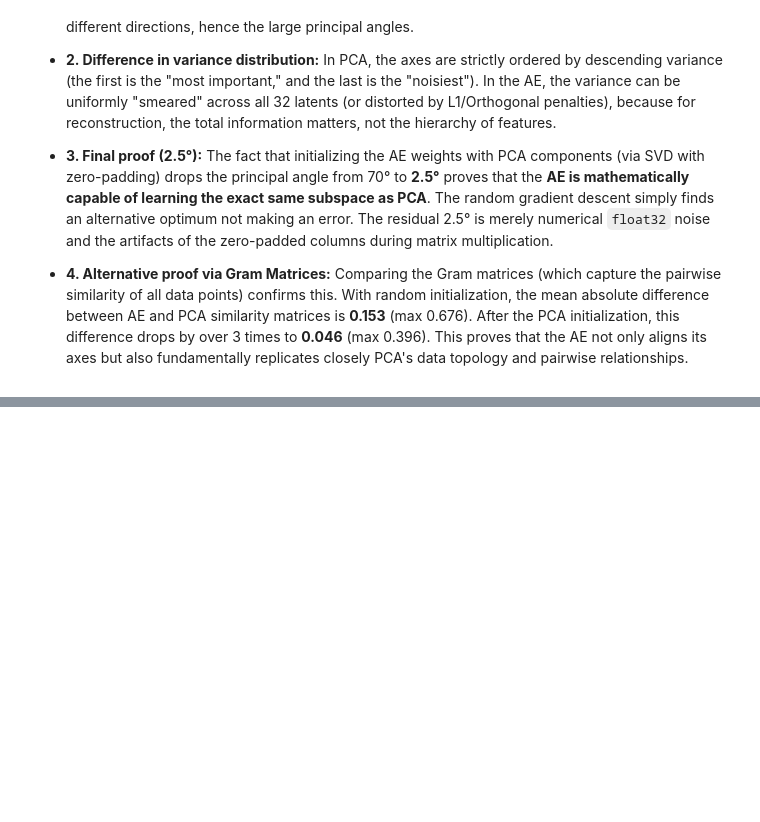
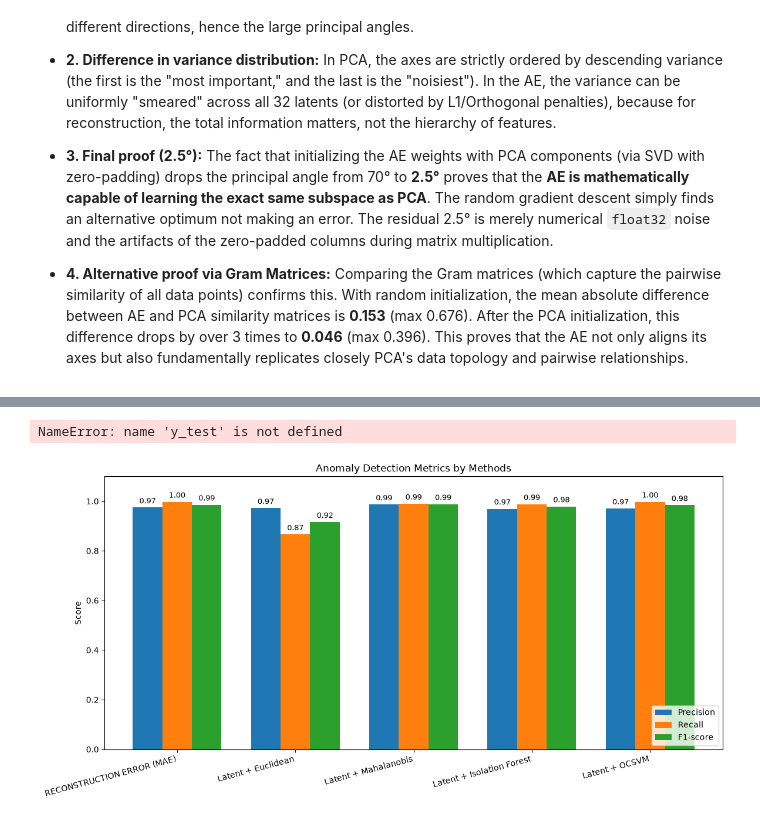
Before and after one commit to RyMnLwKa/Classical-ML-from-scratch, a Jupyter notebook: Autoencoder.ipynb, the cells around one changed output, grey strips where cells are left out. Saved outputs shown, nothing was run; the diff lists cells and outputs as text; code cells hidden in the pictures; blank space fills up the shorter version.

```diff
--- a/Autoencoder.ipynb
+++ b/Autoencoder.ipynb
@@ -632,0 +1001,77 @@ Comparing the Gram matrices (which capture the pairwise similarity of all data p
+# %%
+from sklearn.metrics import classification_report, f1_score, precision_score, recall_score
+
+is_actual_anomaly = (y_test != b'normal.').astype(int)
+is_actual_normal = (y_test == b'normal.').astype(int)
+
+predictions = {
+    "RECONSTRUCTION ERROR (MAE)": is_anomaly_mae,
+    "Latent + Euclidean": is_anomaly_eu,
+    "Latent + Mahalanobis": is_anomaly_mh,
+    "Latent + Isolation Forest": is_anomaly_iforest,
+    "Latent + OCSVM": is_anomaly_ocsvm
+}
+
+for name, preds in predictions.items():
+    preds_binary = preds.astype(int)
+
+    print(f"\n--- {name} ---")
+    print(classification_report(is_actual_anomaly, preds_binary, target_names=["Normal", "Anomaly"], zero_division=0))
+# %% [output]
+NameError: name 'y_test' is not defined
+# %%
+import matplotlib.pyplot as plt
+import numpy as np
+from sklearn.metrics import classification_report
+
+metrics_data = {"Precision": [], "Recall": [], "F1-score": []}
+model_names = []
+
+for name, preds in predictions.items():
+    report = classification_report(
+        is_actual_anomaly,
+        preds,
+        target_names=["Normal", "Anomaly"], #аргумент target_names строго соответствует порядку уникальных меток. То есть [0,1], поэтому такой порядок
+        output_dict=True,
+        zero_division=0
+    )
+
+    model_names.append(name)
+    metrics_data["Precision"].append(report["Anomaly"]["precision"])
+    metrics_data["Recall"].append(report["Anomaly"]["recall"])
+    metrics_data["F1-score"].append(report["Anomaly"]["f1-score"])
+
+
+x = np.arange(len(model_names))
+width = 0.25
+
+fig, ax = plt.subplots(figsize=(12, 6))
+
+rects1 = ax.bar(x - width, metrics_data["Precision"], width, label='Precision')
+rects2 = ax.bar(x, metrics_data["Recall"], width, label='Recall')
+rects3 = ax.bar(x + width, metrics_data["F1-score"], width, label='F1-score')
+
+ax.set_ylabel('Score')
+ax.set_title('Anomaly Detection Metrics by Methods')
+ax.set_xticks(x)
+ax.set_xticklabels(model_names, rotation=15, ha="right")
+ax.legend(loc='lower right')
+ax.set_ylim(0, 1.1) # метрики от 0 до 1
+
+def autolabel(rects):
+    for rect in rects:
+        height = rect.get_height()
+        ax.annotate(f'{height:.2f}',
+                    xy=(rect.get_x() + rect.get_width() / 2, height),
+                    xytext=(0, 3),  # 3 points vertical offset
+                    textcoords="offset points",
+                    ha='center', va='bottom', fontsize=9)
+
+autolabel(rects1)
+autolabel(rects2)
+autolabel(rects3)
+
+plt.tight_layout()
+plt.show()
+# %% [output]
+[figure, added]
```
Also changed, not shown: parts of 28 cells of this notebook, 4 other files.
